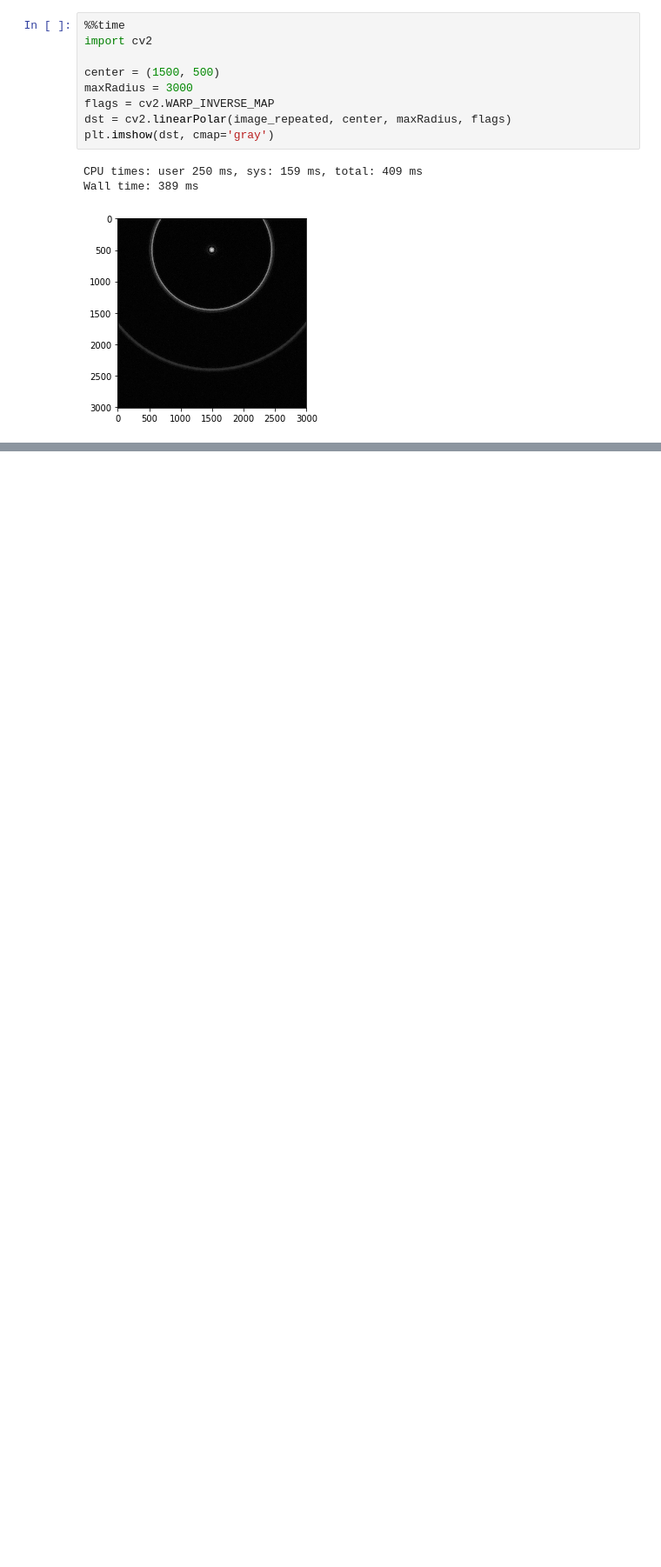
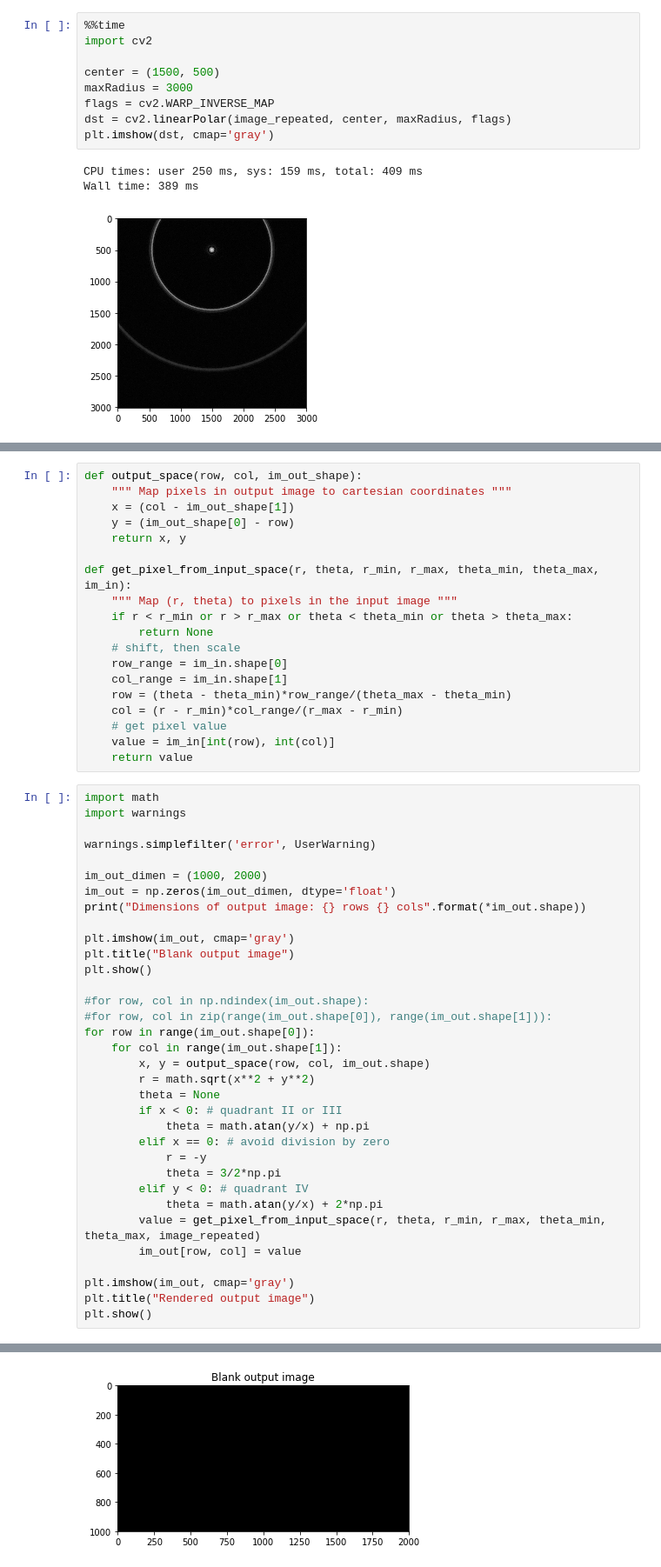
Before and after one commit to wlmeng11/rtl-ultrasound, a Jupyter notebook: experiments/20180813/rtlsdr_ultrasound_test.ipynb, the cells around one changed output, grey strips where cells are left out. Shown at 87% size. Drawn from its saved outputs; the diff is of its cells as text; blank space fills up the shorter version.

Commit message:
Failed attempt at implementing my own polar2cartesian transformation. Successful image with cv2.linearPolar(), still needs some fine tuning.

```diff
--- a/experiments/20180813/rtlsdr_ultrasound_test.ipynb
+++ b/experiments/20180813/rtlsdr_ultrasound_test.ipynb
@@ -446,0 +461,54 @@ Issue:
+# %%
+def output_space(row, col, im_out_shape):
+    """ Map pixels in output image to cartesian coordinates """
+    x = (col - im_out_shape[1])
+    y = (im_out_shape[0] - row)
+    return x, y
+
+def get_pixel_from_input_space(r, theta, r_min, r_max, theta_min, theta_max, im_in):
+    """ Map (r, theta) to pixels in the input image """
+    if r < r_min or r > r_max or theta < theta_min or theta > theta_max:
+        return None
+    # shift, then scale
+    row_range = im_in.shape[0]
+    col_range = im_in.shape[1]
+    row = (theta - theta_min)*row_range/(theta_max - theta_min)
+    col = (r - r_min)*col_range/(r_max - r_min)
+    # get pixel value
+    value = im_in[int(row), int(col)]
+    return value
+# %%
+import math
+import warnings
+
+warnings.simplefilter('error', UserWarning)
+
+im_out_dimen = (1000, 2000)
+im_out = np.zeros(im_out_dimen, dtype='float')
+print("Dimensions of output image: {} rows {} cols".format(*im_out.shape))
+
+plt.imshow(im_out, cmap='gray')
+plt.title("Blank output image")
+plt.show()
+
+#for row, col in np.ndindex(im_out.shape):
+#for row, col in zip(range(im_out.shape[0]), range(im_out.shape[1])):
+for row in range(im_out.shape[0]):
+    for col in range(im_out.shape[1]):
+        x, y = output_space(row, col, im_out.shape)
+        r = math.sqrt(x**2 + y**2)
+        theta = None
+        if x < 0: # quadrant II or III
+            theta = math.atan(y/x) + np.pi
+        elif x == 0: # avoid division by zero
+            r = -y
+            theta = 3/2*np.pi
+        elif y < 0: # quadrant IV
+            theta = math.atan(y/x) + 2*np.pi
+        value = get_pixel_from_input_space(r, theta, r_min, r_max, theta_min, theta_max, image_repeated)
+        im_out[row, col] = value
+
+plt.imshow(im_out, cmap='gray')
+plt.title("Rendered output image")
+plt.show()
+# %% [output]
@@ -446,0 +516 @@ Issue:
+[figure, added]
```
Also changed, not shown: parts of 5 cells of this notebook, 1 other file.
